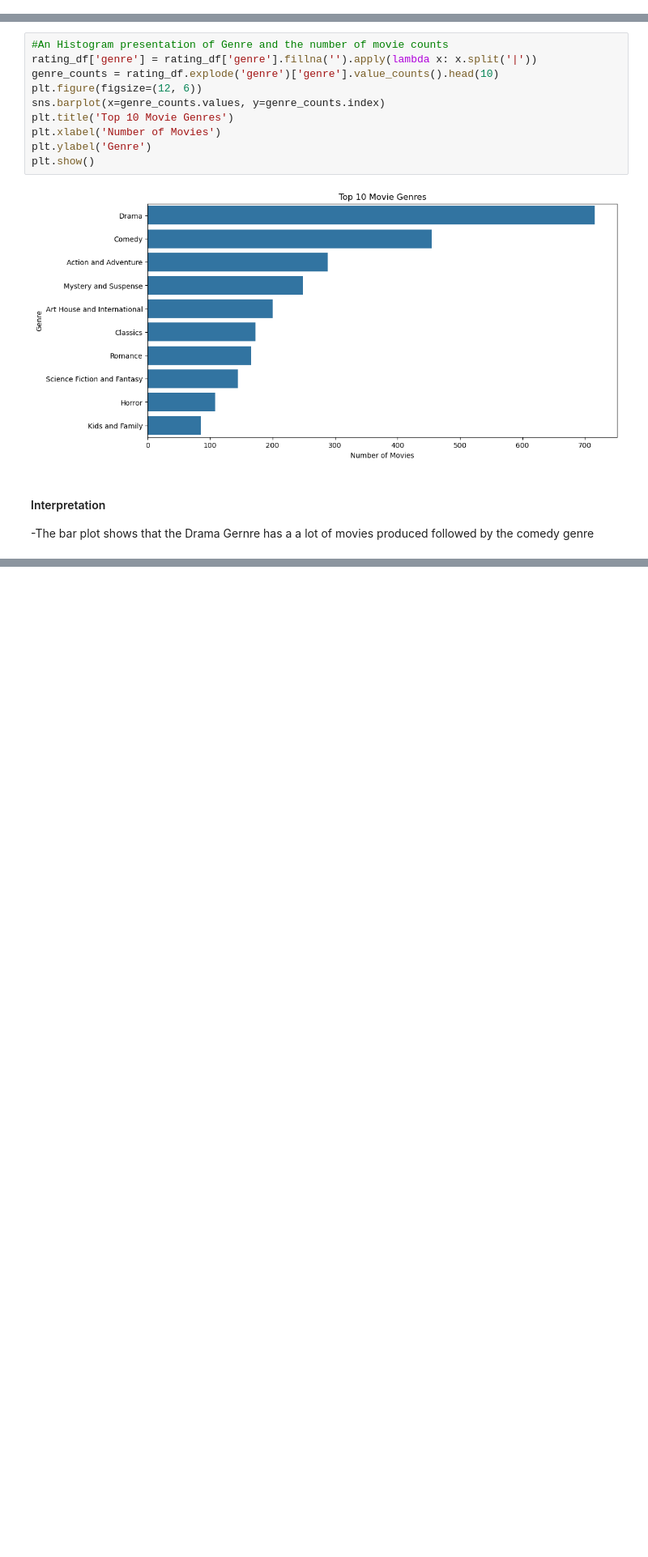
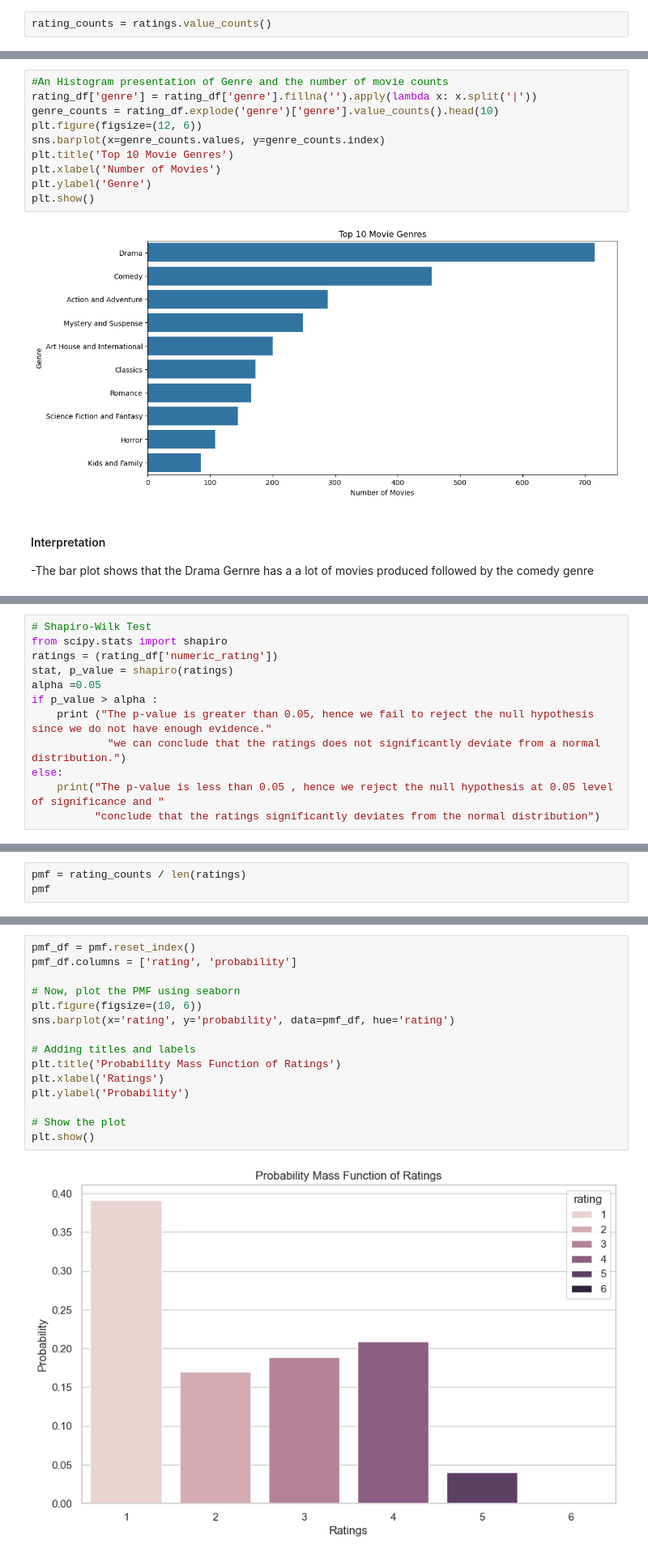
Before and after one commit to vnelima/Phase-2-Movie-project--Group-9, a Jupyter notebook: Collaborators/JM/JM.ipynb, the cells around one changed output, grey strips where cells are left out. Shown: that part at 81% size. Saved outputs shown, nothing was run; the diff lists cells and outputs as text; blank space fills up the shorter version.

```diff
--- a/Collaborators/JM/JM.ipynb
+++ b/Collaborators/JM/JM.ipynb
@@ -171,3 +183,5 @@ rating_df.head()
+# %%
+rating_counts = ratings.value_counts()
 # %% [markdown]
 ### Data Visualization
 # %% [markdown]
@@ -221,0 +260,12 @@ TypeError: Cannot broadcast np.ndarray with operand of type <class 'list'>
+# %%
+# Shapiro-Wilk Test
+from scipy.stats import shapiro
+ratings = (rating_df['numeric_rating'])
+stat, p_value = shapiro(ratings)
+alpha =0.05
+if p_value > alpha :
+    print ("The p-value is greater than 0.05, hence we fail to reject the null hypothesis since we do not have enough evidence."
+            "we can conclude that the ratings does not significantly deviate from a normal distribution.")
+else:
+    print("The p-value is less than 0.05 , hence we reject the null hypothesis at 0.05 level of significance and "
+          "conclude that the ratings significantly deviates from the normal distribution")
@@ -221,0 +279,3 @@ TypeError: Cannot broadcast np.ndarray with operand of type <class 'list'>
+# %%
+pmf = rating_counts / len(ratings)
+pmf
@@ -221,0 +291,17 @@ TypeError: Cannot broadcast np.ndarray with operand of type <class 'list'>
+# %%
+pmf_df = pmf.reset_index()
+pmf_df.columns = ['rating', 'probability']
+
+# Now, plot the PMF using seaborn
+plt.figure(figsize=(10, 6))
+sns.barplot(x='rating', y='probability', data=pmf_df, hue='rating')
+
+# Adding titles and labels
+plt.title('Probability Mass Function of Ratings')
+plt.xlabel('Ratings')
+plt.ylabel('Probability')
+
+# Show the plot
+plt.show()
+# %% [output]
+[figure, added]
```
Also changed, not shown: parts of 22 cells of this notebook.
